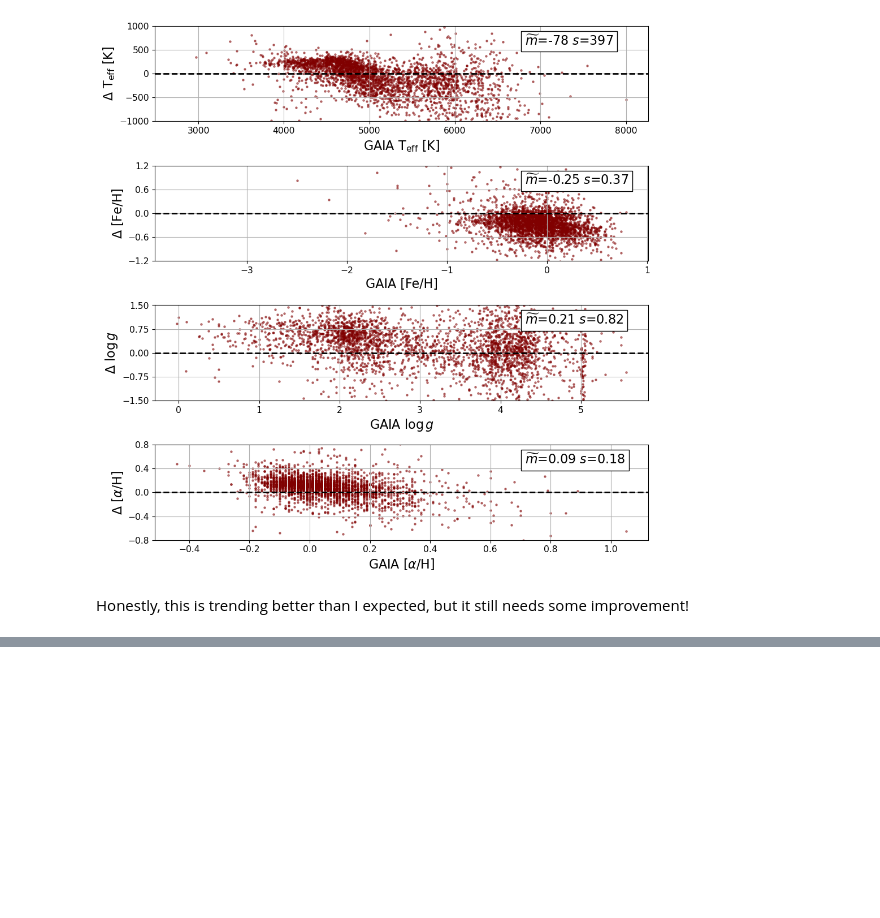
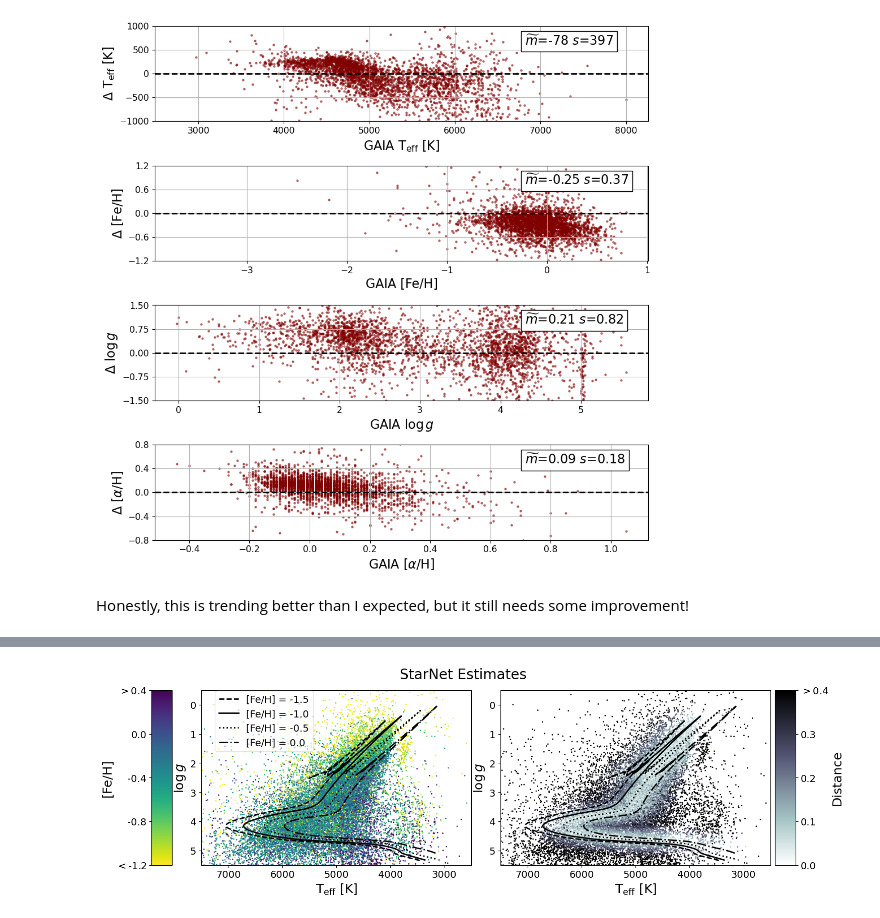
Before and after one commit to mkim0029/StarNet_SS, a Jupyter notebook: StarNet_Supervised.ipynb, the cells around one changed output, grey strips where cells are left out. Saved outputs shown, nothing was run; the diff lists cells and outputs as text; code cells hidden in the pictures; blank space fills up the shorter version.

```diff
--- a/StarNet_Supervised.ipynb
+++ b/StarNet_Supervised.ipynb
@@ -684,0 +866,20 @@ Honestly, this is trending better than I expected, but it still needs some impro
+# %%
+isochrone_fn = 'data/isochrone_data.h5'
+
+# Compute distance between each estimate and the isochrones
+pred_iso_diffs2 = isochrone_comparison(isochrone_fn, pred_labels2[:,0],
+                                      pred_labels2[:,2], pred_labels2[:,1])
+
+# Plot this comparison
+veracity_distance_plot(isochrone_fn,
+                       teff=pred_labels2[:,0],
+                       logg=pred_labels2[:,2],
+                       feh=pred_labels2[:,1],
+                       iso_diffs=pred_iso_diffs2,
+                       label='StarNet',
+                       feh_min=-1.2, feh_max=0.4,
+                       diff_min=0., diff_max=0.4,
+                       feh_lines=[-1.5, -1., -0.5, 0.],
+                       savename=None)
+# %% [output]
+[figure, added]
```
Also changed, not shown: parts of 11 cells of this notebook, 1 other file.
